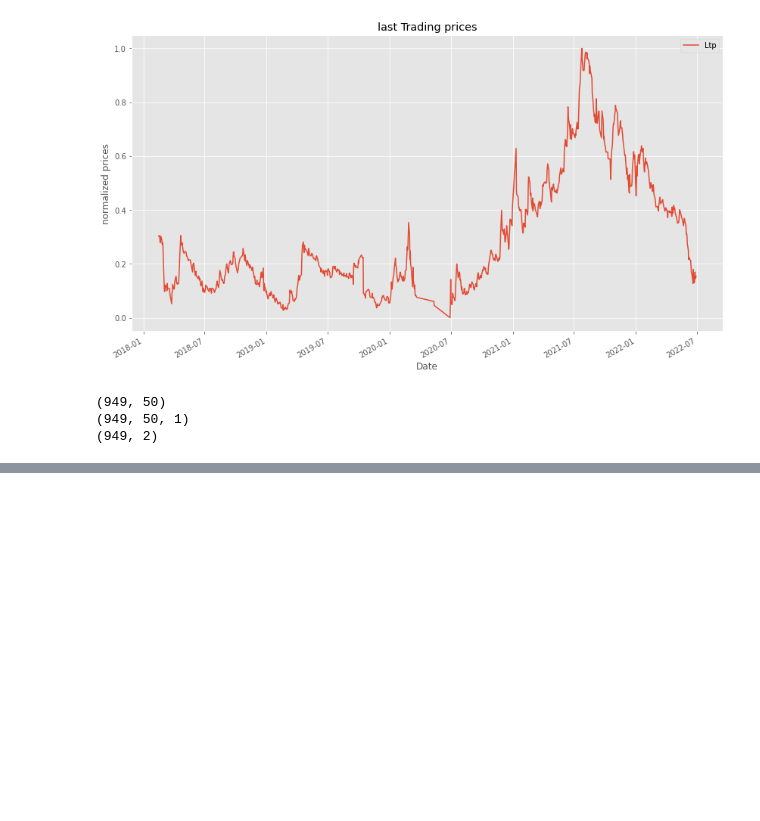
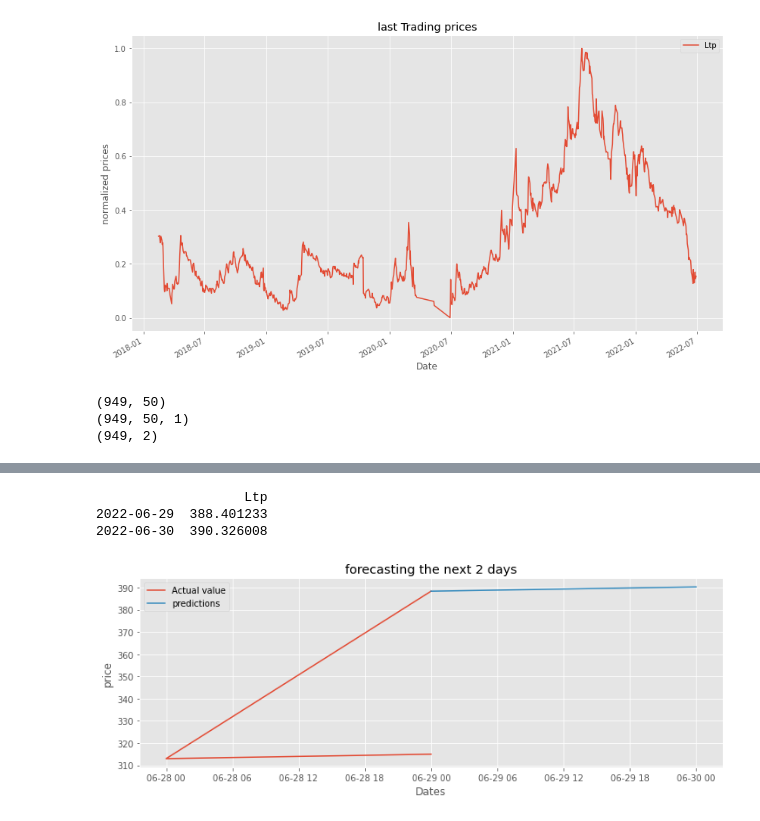
Before and after one commit to kiran-bhandari16/LSTM-Stock-Price-Prediciton, a Jupyter notebook: Predicting_next(X)days_Stock_Price_Using_LSTM.ipynb, the cells around one changed output, grey strips where cells are left out. Cells and saved outputs as stored; diff of their text form; code cells hidden in the pictures; blank space fills up the shorter version.

```diff
--- a/Predicting_next(X)days_Stock_Price_Using_LSTM.ipynb
+++ b/Predicting_next(X)days_Stock_Price_Using_LSTM.ipynb
@@ -196,0 +255,28 @@ plt.show()
+# %%
+y_predicts = model.predict(np.array(df.head(n_per_in)).reshape(1,n_per_in,n_features)).tolist()[0]
+
+# y_predicts
+y_predicts = scaler.inverse_transform(np.array(y_predicts).reshape(-1,1)).tolist()
+# y_predicts
+
+preds = pd.DataFrame(y_predicts, index=pd.date_range(start=df.index[0], periods=len(y_predicts), freq='D'), columns=df.columns)
+print(preds)
+
+periods=2
+
+actual_value=pd.DataFrame(scaler.inverse_transform(df[['Ltp']].head(periods)), index=df.Ltp.head(periods).index, columns=df.columns).append(preds.head(1))
+# print(actual_value)
+
+plt.figure(figsize=(12,4))
+plt.plot(actual_value, label="Actual value")
+plt.plot(preds, label="predictions")
+plt.ylabel("price")
+plt.xlabel("Dates")
+plt.title(f"forecasting the next {len(y_predicts)} days")
+plt.legend()
+plt.show();
+# %% [output]
+                   Ltp
+2022-06-29  388.401233
+2022-06-30  390.326008
+[figure, added]
```
Also changed, not shown: parts of 10 cells of this notebook.
